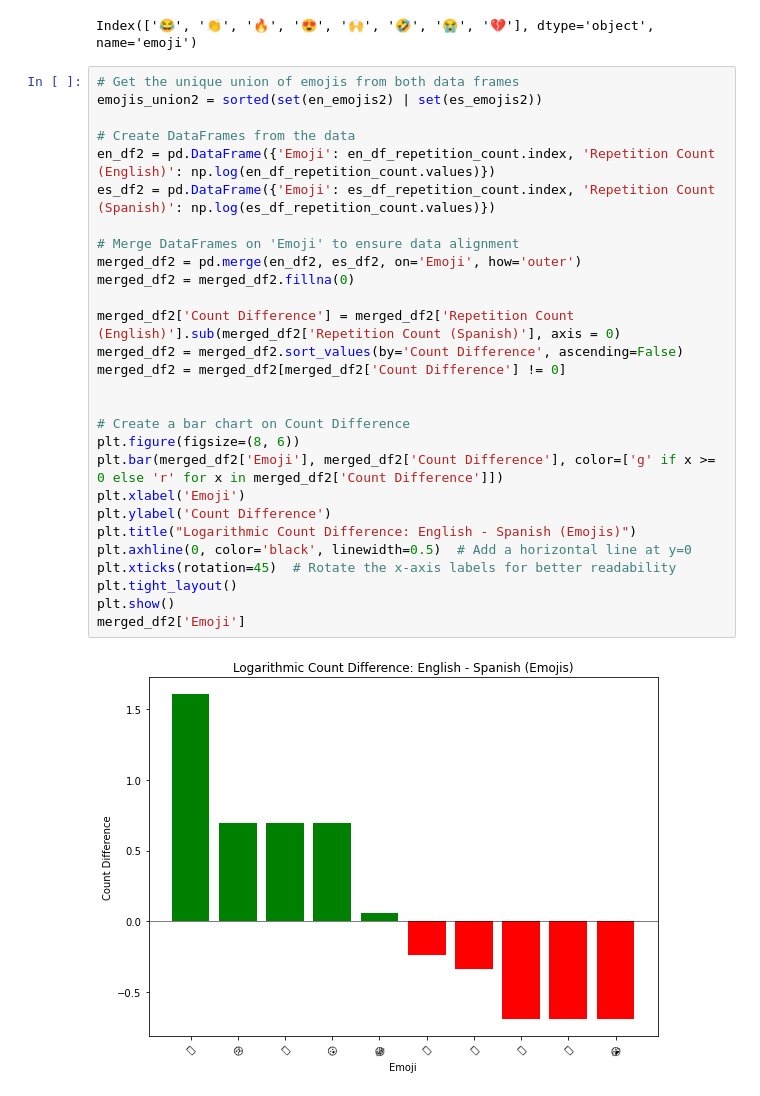
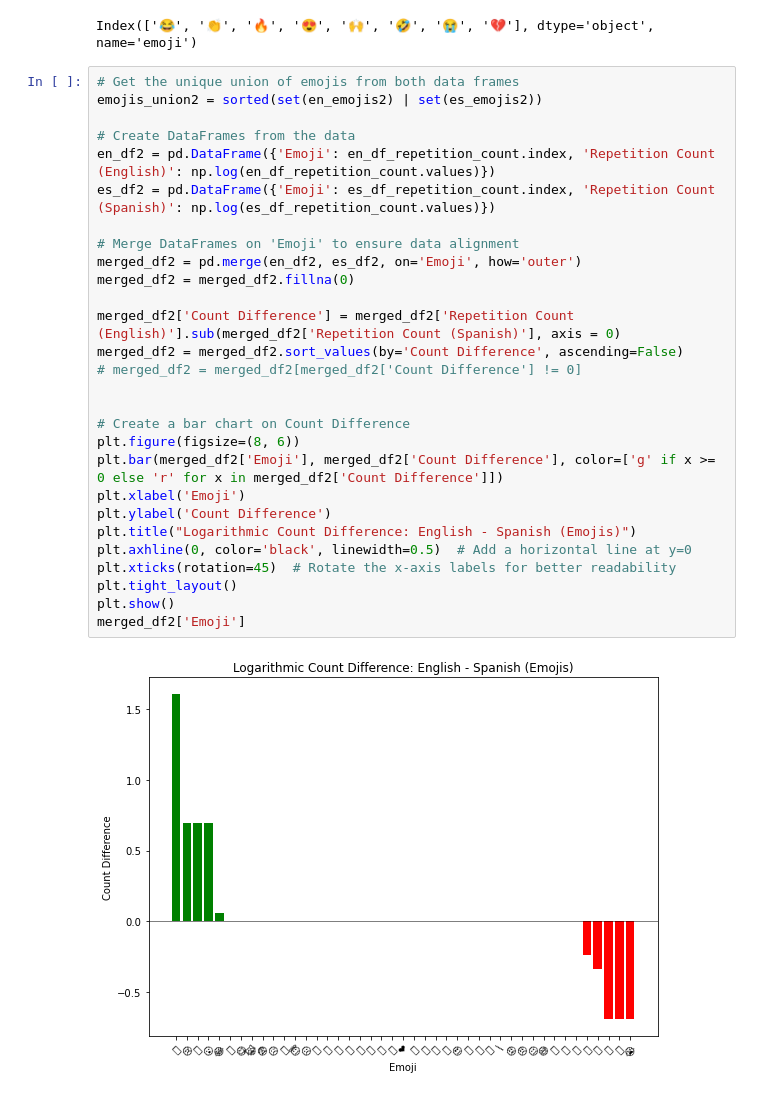
Before and after one commit to yuhsin-huang/EmojiResearch-WorldCup2022, a Jupyter notebook: 05-Emoji-Repetition-Analysis.ipynb, the cells around one changed output. Drawn from its saved outputs; the diff is of its cells as text.

```diff
--- a/05-Emoji-Repetition-Analysis.ipynb
+++ b/05-Emoji-Repetition-Analysis.ipynb
@@ -203,33 +202,33 @@ Index(['😂', '👏', '🔥', '😍', '🙌', '🤣', '😭', '💔'], dtype='o
 # %%
 # Get the unique union of emojis from both data frames
 emojis_union2 = sorted(set(en_emojis2) | set(es_emojis2))
 
 # Create DataFrames from the data
 en_df2 = pd.DataFrame({'Emoji': en_df_repetition_count.index, 'Repetition Count (English)': np.log(en_df_repetition_count.values)})
 es_df2 = pd.DataFrame({'Emoji': es_df_repetition_count.index, 'Repetition Count (Spanish)': np.log(es_df_repetition_count.values)})
 
 # Merge DataFrames on 'Emoji' to ensure data alignment
 merged_df2 = pd.merge(en_df2, es_df2, on='Emoji', how='outer')
 merged_df2 = merged_df2.fillna(0)
 
 merged_df2['Count Difference'] = merged_df2['Repetition Count (English)'].sub(merged_df2['Repetition Count (Spanish)'], axis = 0)
 merged_df2 = merged_df2.sort_values(by='Count Difference', ascending=False)
-merged_df2 = merged_df2[merged_df2['Count Difference'] != 0]
+# merged_df2 = merged_df2[merged_df2['Count Difference'] != 0]
 
 
 # Create a bar chart on Count Difference
 plt.figure(figsize=(8, 6))
 plt.bar(merged_df2['Emoji'], merged_df2['Count Difference'], color=['g' if x >= 0 else 'r' for x in merged_df2['Count Difference']])
 plt.xlabel('Emoji')
 plt.ylabel('Count Difference')
 plt.title("Logarithmic Count Difference: English - Spanish (Emojis)")
 plt.axhline(0, color='black', linewidth=0.5)  # Add a horizontal line at y=0
 plt.xticks(rotation=45)  # Rotate the x-axis labels for better readability
 plt.tight_layout()
 plt.show()
 merged_df2['Emoji']
 # %% [output]
-[figure, old version]
+[figure, new version]
 2     🤣
 5     😢
 6     👎
```
Also changed, not shown: parts of 9 cells of this notebook, 5 other files.
